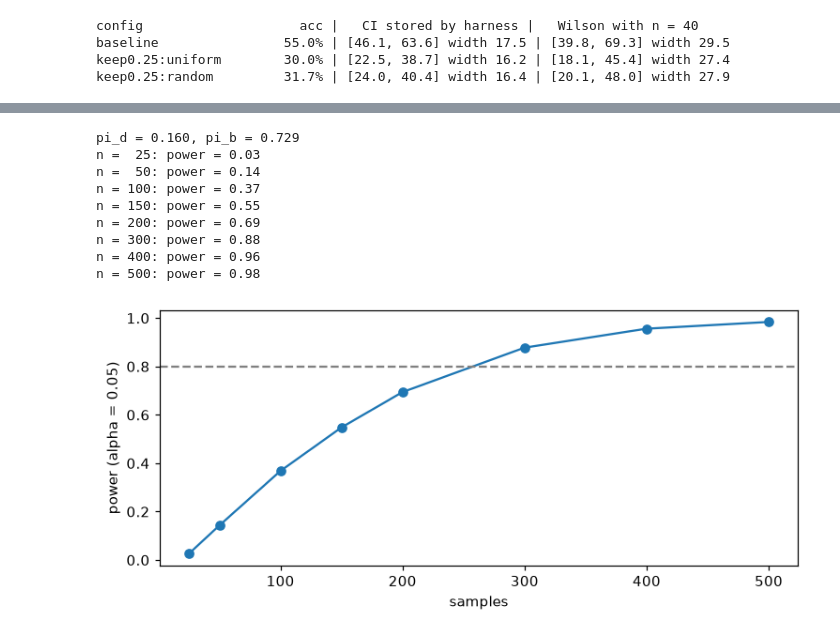
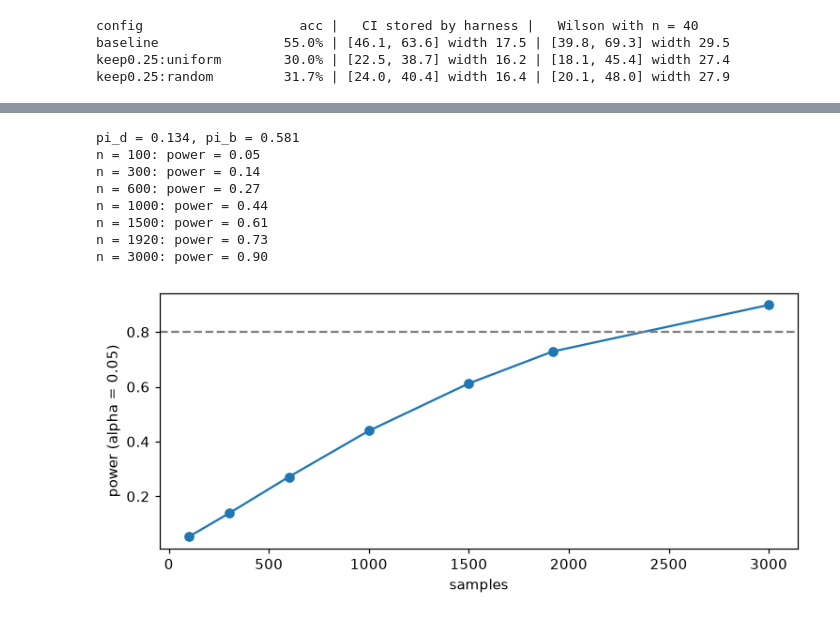
Before and after one commit to geminitt/vlm-speedrun, a Jupyter notebook: 00_thong_ke_suy_luan.ipynb, the cells around one changed output, grey strips where cells are left out. Drawn from its saved outputs; the diff is of its cells as text; code cells hidden in the pictures.

```diff
--- a/00_thong_ke_suy_luan.ipynb
+++ b/00_thong_ke_suy_luan.ipynb
@@ -247,7 +249,7 @@ Hai điểm đáng chú ý:
 Wilson giữ độ phủ gần 95% ở mọi trường hợp. Áp vào các dòng kết quả của dự án:
 # %%
 k_b, k_e = int(x_base.sum()), int(x_e768.sum())
-for name, k, m in [("baseline, 300 samples", k_b, n), ("edge768, 300 samples", k_e, n)]:
+for name, k, m in [(f"baseline, {n} samples", k_b, n), (f"edge768, {n} samples", k_e, n)]:
     lo, hi = wilson_interval(k, m)
     print(f"{name:<24} {100*k/m:5.1f}%  Wilson [{100*lo:4.1f}, {100*hi:4.1f}]  width {100*(hi-lo):4.1f} pts")
 # %% [output]
@@ -479,33 +498,32 @@ khác nhau và đếm tỉ lệ lần p < 0,05:
 # %%
 from functools import lru_cache
 
 @lru_cache(maxsize=None)
 def p_exact(b, c):
     return mcnemar(b, c)
 
 pi_d, pi_b = d / n, only_a / d
 print(f"pi_d = {pi_d:.3f}, pi_b = {pi_b:.3f}")
 
 def power(n_samples, trials=20_000, alpha=0.05):
     ds = rng.binomial(n_samples, pi_d, size=trials)
     bs = rng.binomial(ds, pi_b)
     return np.mean([p_exact(int(b), int(dd - b)) < alpha for b, dd in zip(bs, ds)])
 
-ns = [25, 50, 100, 150, 200, 300, 400, 500]
+ns = [100, 300, 600, 1000, 1500, 1920, 3000]
 pw = [power(m) for m in ns]
 for m, w in zip(ns, pw):
     print(f"n = {m:>3}: power = {w:.2f}")
 plt.plot(ns, pw, "o-"); plt.axhline(0.8, ls="--", c="gray")
 plt.xlabel("samples"); plt.ylabel("power (alpha = 0.05)"); plt.tight_layout(); plt.show()
 # %% [output]
-pi_d = 0.160, pi_b = 0.729
-n =  25: power = 0.03
-n =  50: power = 0.14
-n = 100: power = 0.37
-n = 150: power = 0.55
-n = 200: power = 0.69
-n = 300: power = 0.88
-n = 400: power = 0.96
-n = 500: power = 0.98
+pi_d = 0.134, pi_b = 0.581
+n = 100: power = 0.05
+n = 300: power = 0.14
+n = 600: power = 0.27
+n = 1000: power = 0.44
+n = 1500: power = 0.61
+n = 1920: power = 0.73
+n = 3000: power = 0.90
-[figure, old version]
+[figure, new version]
 # %% [markdown]
```
Also changed, not shown: parts of 29 cells of this notebook, 15 other files.
